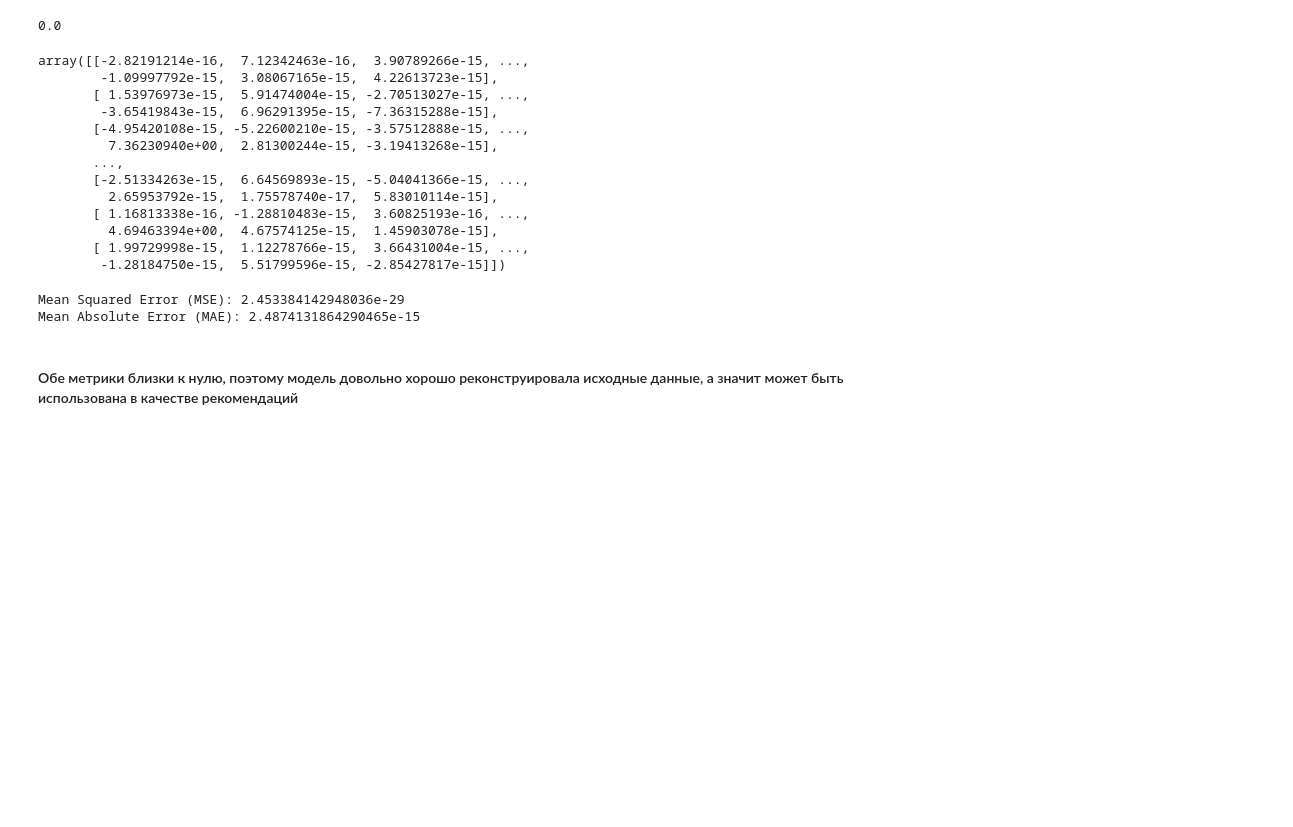
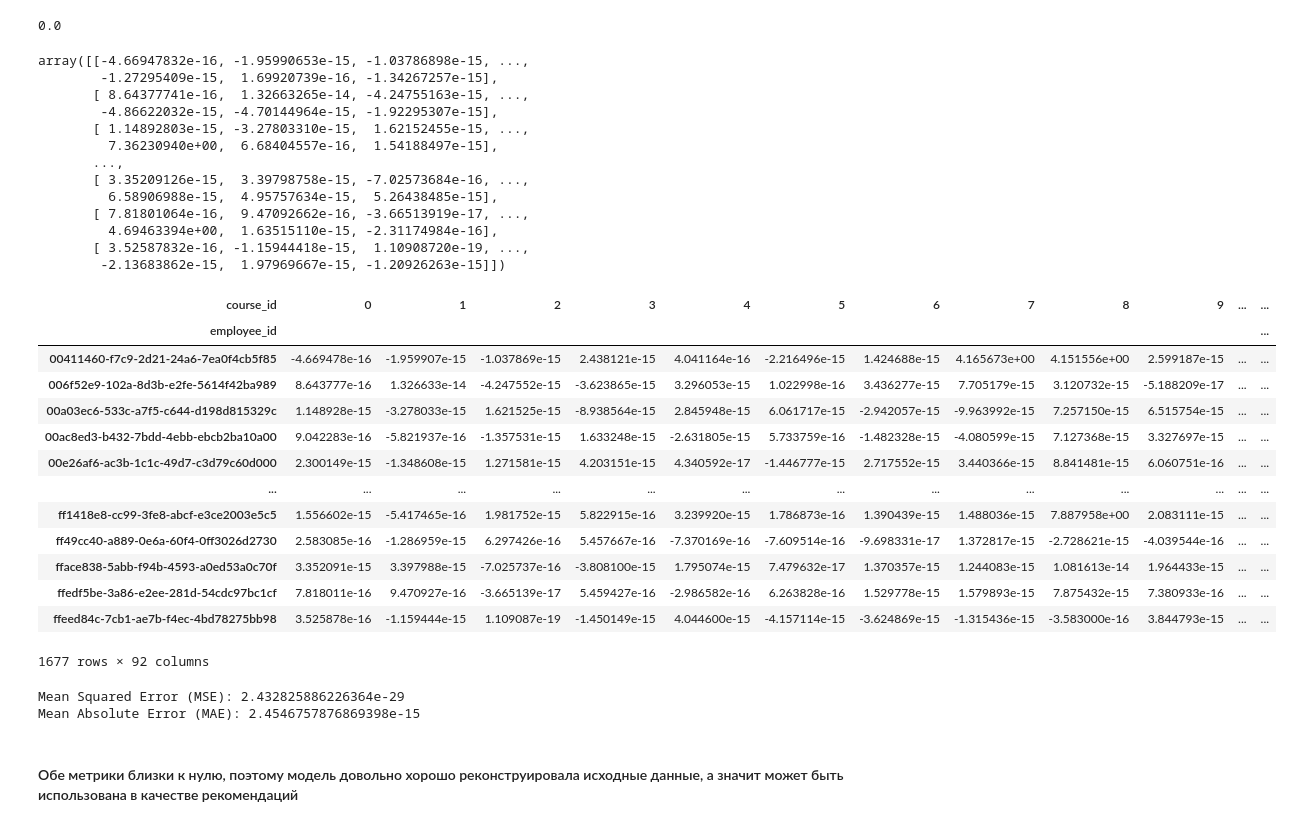
Before and after one commit to Bjorik23/peskipiksi_pesternomi, a Jupyter notebook: mipt_hakaton_2024_tinkoff/create_models/create_model_svd_v1.ipynb, the cells around one changed output. Drawn from its saved outputs; the diff is of its cells as text; code cells hidden in the pictures; blank space fills up the shorter version.

```diff
--- a/mipt_hakaton_2024_tinkoff/create_models/create_model_svd_v1.ipynb
+++ b/mipt_hakaton_2024_tinkoff/create_models/create_model_svd_v1.ipynb
@@ -11,10 +11,10 @@ import numpy as np
 # %%
 # Загружаем два датасета
 communications = pd.read_csv(
-    "data/communications.csv", \
+    "../data/src/communications.csv", \
         sep=';', dtype={'employee_id': 'category'}, parse_dates=['communication_dt'])
 courses_passing = pd.read_csv(
-    "data/courses_passing.csv", \
+    "../data/src/courses_passing.csv", \
         sep=';', dtype={'employee_id': 'category'}, parse_dates=['start_dt', 'end_dt'])
 # %% [markdown]
 ### Идея заключается в следующем.
@@ -136,22 +192,39 @@ U, sigma, Vt = np.linalg.svd(diff_df, full_matrices=False)
 reconstructed_data = np.dot(U[:, :len(sigma)] * sigma, Vt)
 reconstructed_data
 # %% [output]
-array([[-2.82191214e-16,  7.12342463e-16,  3.90789266e-15, ...,
-        -1.09997792e-15,  3.08067165e-15,  4.22613723e-15],
-       [ 1.53976973e-15,  5.91474004e-15, -2.70513027e-15, ...,
-        -3.65419843e-15,  6.96291395e-15, -7.36315288e-15],
-       [-4.95420108e-15, -5.22600210e-15, -3.57512888e-15, ...,
-         7.36230940e+00,  2.81300244e-15, -3.19413268e-15],
+array([[-4.66947832e-16, -1.95990653e-15, -1.03786898e-15, ...,
+        -1.27295409e-15,  1.69920739e-16, -1.34267257e-15],
+       [ 8.64377741e-16,  1.32663265e-14, -4.24755163e-15, ...,
+        -4.86622032e-15, -4.70144964e-15, -1.92295307e-15],
+       [ 1.14892803e-15, -3.27803310e-15,  1.62152455e-15, ...,
+         7.36230940e+00,  6.68404557e-16,  1.54188497e-15],
        ...,
-       [-2.51334263e-15,  6.64569893e-15, -5.04041366e-15, ...,
-         2.65953792e-15,  1.75578740e-17,  5.83010114e-15],
-       [ 1.16813338e-16, -1.28810483e-15,  3.60825193e-16, ...,
-         4.69463394e+00,  4.67574125e-15,  1.45903078e-15],
-       [ 1.99729998e-15,  1.12278766e-15,  3.66431004e-15, ...,
-        -1.28184750e-15,  5.51799596e-15, -2.85427817e-15]])
+       [ 3.35209126e-15,  3.39798758e-15, -7.02573684e-16, ...,
+         6.58906988e-15,  4.95757634e-15,  5.26438485e-15],
+       [ 7.81801064e-16,  9.47092662e-16, -3.66513919e-17, ...,
+         4.69463394e+00,  1.63515110e-15, -2.31174984e-16],
+       [ 3.52587832e-16, -1.15944418e-15,  1.10908720e-19, ...,
+        -2.13683862e-15,  1.97969667e-15, -1.20926263e-15]])
 # %%
 svd_matrix = pd.DataFrame(data=reconstructed_data,
              index=diff_df.index, columns=diff_df.columns)
+# %%
+svd_matrix
+# %% [output]
+| course_id | 0 | 1 | 2 | 3 | 4 | 5 | 6 | 7 | 8 | 9 | ... | ... |
+| employee_id |  |  |  |  |  |  |  |  |  |  |  | ... |
+| 00411460-f7c9-2d21-24a6-7ea0f4cb5f85 | -4.669478e-16 | -1.959907e-15 | -1.037869e-15 | 2.438121e-15 | 4.041164e-16 | -2.216496e-15 | 1.424688e-15 | 4.165673e+00 | 4.151556e+00 | 2.599187e-15 | ... | ... |
+| 006f52e9-102a-8d3b-e2fe-5614f42ba989 | 8.643777e-16 | 1.326633e-14 | -4.247552e-15 | -3.623865e-15 | 3.296053e-15 | 1.022998e-16 | 3.436277e-15 | 7.705179e-15 | 3.120732e-15 | -5.188209e-17 | ... | ... |
+| 00a03ec6-533c-a7f5-c644-d198d815329c | 1.148928e-15 | -3.278033e-15 | 1.621525e-15 | -8.938564e-15 | 2.845948e-15 | 6.061717e-15 | -2.942057e-15 | -9.963992e-15 | 7.257150e-15 | 6.515754e-15 | ... | ... |
+| 00ac8ed3-b432-7bdd-4ebb-ebcb2ba10a00 | 9.042283e-16 | -5.821937e-16 | -1.357531e-15 | 1.633248e-15 | -2.631805e-15 | 5.733759e-16 | -1.482328e-15 | -4.080599e-15 | 7.127368e-15 | 3.327697e-15 | ... | ... |
+| 00e26af6-ac3b-1c1c-49d7-c3d79c60d000 | 2.300149e-15 | -1.348608e-15 | 1.271581e-15 | 4.203151e-15 | 4.340592e-17 | -1.446777e-15 | 2.717552e-15 | 3.440366e-15 | 8.841481e-15 | 6.060751e-16 | ... | ... |
+| ... | ... | ... | ... | ... | ... | ... | ... | ... | ... | ... | ... | ... |
+| ff1418e8-cc99-3fe8-abcf-e3ce2003e5c5 | 1.556602e-15 | -5.417465e-16 | 1.981752e-15 | 5.822915e-16 | 3.239920e-15 | 1.786873e-16 | 1.390439e-15 | 1.488036e-15 | 7.887958e+00 | 2.083111e-15 | ... | ... |
+| ff49cc40-a889-0e6a-60f4-0ff3026d2730 | 2.583085e-16 | -1.286959e-15 | 6.297426e-16 | 5.457667e-16 | -7.370169e-16 | -7.609514e-16 | -9.698331e-17 | 1.372817e-15 | -2.728621e-15 | -4.039544e-16 | ... | ... |
+| fface838-5abb-f94b-4593-a0ed53a0c70f | 3.352091e-15 | 3.397988e-15 | -7.025737e-16 | -3.808100e-15 | 1.795074e-15 | 7.479632e-17 | 1.370357e-15 | 1.244083e-15 | 1.081613e-14 | 1.964433e-15 | ... | ... |
+| ffedf5be-3a86-e2ee-281d-54cdc97bc1cf | 7.818011e-16 | 9.470927e-16 | -3.665139e-17 | 5.459427e-16 | -2.986582e-16 | 6.263828e-16 | 1.529778e-15 | 1.579893e-15 | 7.875432e-15 | 7.380933e-16 | ... | ... |
+| ffeed84c-7cb1-ae7b-f4ec-4bd78275bb98 | 3.525878e-16 | -1.159444e-15 | 1.109087e-19 | -1.450149e-15 | 4.044600e-15 | -4.157114e-15 | -3.624869e-15 | -1.315436e-15 | -3.583000e-16 | 3.844793e-15 | ... | ... |
+1677 rows × 92 columns
 # %%
 from sklearn.metrics import mean_squared_error, mean_absolute_error
 # Вычисление среднеквадратичной ошибки
@@ -162,8 +235,8 @@ print("Mean Squared Error (MSE):", mse)
 mae = mean_absolute_error(diff_df, reconstructed_data)
 print("Mean Absolute Error (MAE):", mae)
 # %% [output]
-Mean Squared Error (MSE): 2.453384142948036e-29
-Mean Absolute Error (MAE): 2.4874131864290465e-15
+Mean Squared Error (MSE): 2.432825886226364e-29
+Mean Absolute Error (MAE): 2.4546757876869398e-15
 # %% [markdown]
 #### Обе метрики близки к нулю, поэтому модель довольно хорошо реконструировала исходные данные, а значит может быть использована в качестве рекомендаций
 # %%
```
Also changed, not shown: parts of 3 cells of this notebook, 7 other files.
